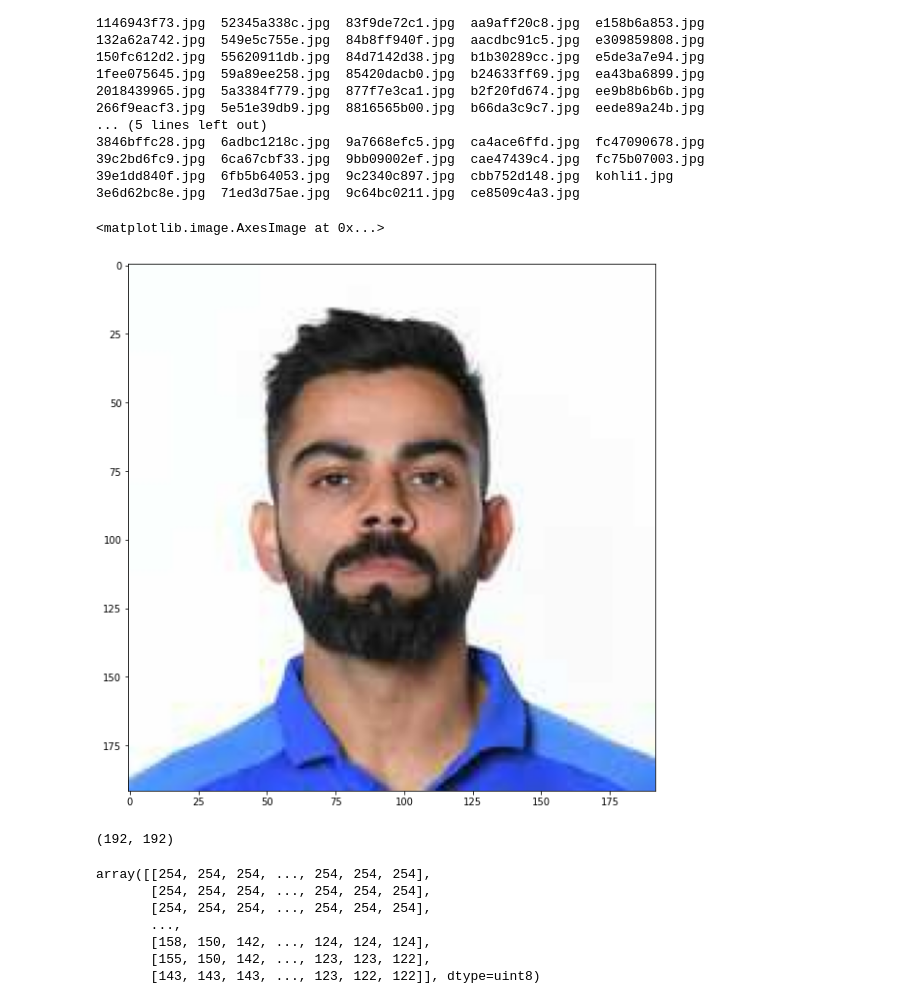
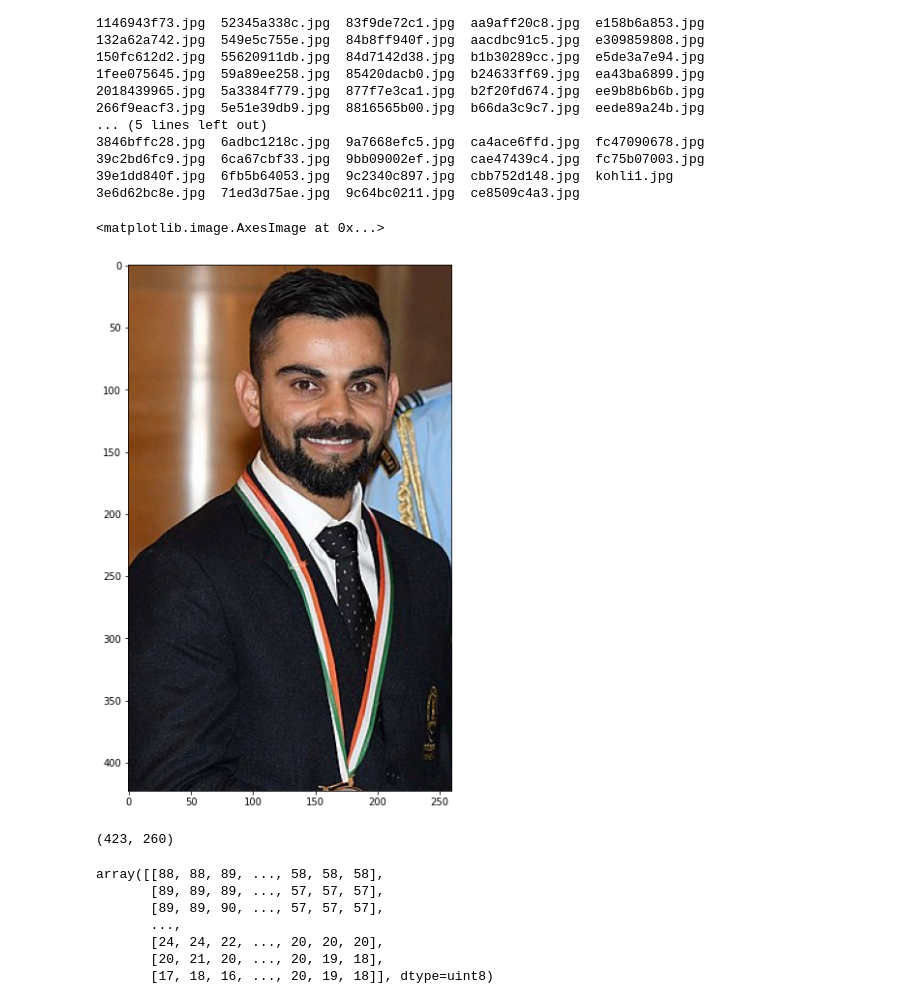
Before and after one commit to AftabUdaipurwala/ImageClassification, a Jupyter notebook: Celebrity_Face_Recognition_Model.ipynb, the cells around one changed output. Drawn from its saved outputs; the diff is of its cells as text; code cells hidden in the pictures.

Commit message:
Data Cleaning Completed

```diff
--- a/Celebrity_Face_Recognition_Model.ipynb
+++ b/Celebrity_Face_Recognition_Model.ipynb
@@ -42,29 +42,30 @@ import cv2
 import pywt
 # %%
 # Check couple of images
-img =cv2.imread('/content/drive/MyDrive/py-master/DataScience/CelebrityFaceRecognition/images_dataset/virat_kohli/fc75b07003.jpg')
+imgpath = '/content/drive/MyDrive/py-master/DataScience/CelebrityFaceRecognition/images_dataset/virat_kohli/kohli1.jpg'
+img =cv2.imread(imgpath)
 img.shape
 # Check Sharapova , using this cv2.COLOR_BGR2RGB to correct the colours in the image to see it in actual colors else it will show in negative images
 plt.imshow(cv2.cvtColor(img, cv2.COLOR_BGR2RGB))
 # %% [output]
 <matplotlib.image.AxesImage at 0x...>
-[figure, old version]
+[figure, new version]
 # %%
 # Converting images to gray scale so that you can remove the RGB channels
 gray = cv2.cvtColor(img, cv2.COLOR_BGR2GRAY)
 gray.shape
 # %% [output]
-(192, 192)
+(423, 260)
 # %%
 gray
 # %% [output]
-array([[254, 254, 254, ..., 254, 254, 254],
-       [254, 254, 254, ..., 254, 254, 254],
-       [254, 254, 254, ..., 254, 254, 254],
+array([[88, 88, 89, ..., 58, 58, 58],
+       [89, 89, 89, ..., 57, 57, 57],
+       [89, 89, 90, ..., 57, 57, 57],
        ...,
-       [158, 150, 142, ..., 124, 124, 124],
-       [155, 150, 142, ..., 123, 123, 122],
-       [143, 143, 143, ..., 123, 122, 122]], dtype=uint8)
+       [24, 24, 22, ..., 20, 20, 20],
+       [20, 21, 20, ..., 20, 19, 18],
+       [17, 18, 16, ..., 20, 19, 18]], dtype=uint8)
 # %%
 plt.imshow(gray, cmap='gray')
 # %% [output]
```
Also changed, not shown: parts of 13 cells of this notebook.
